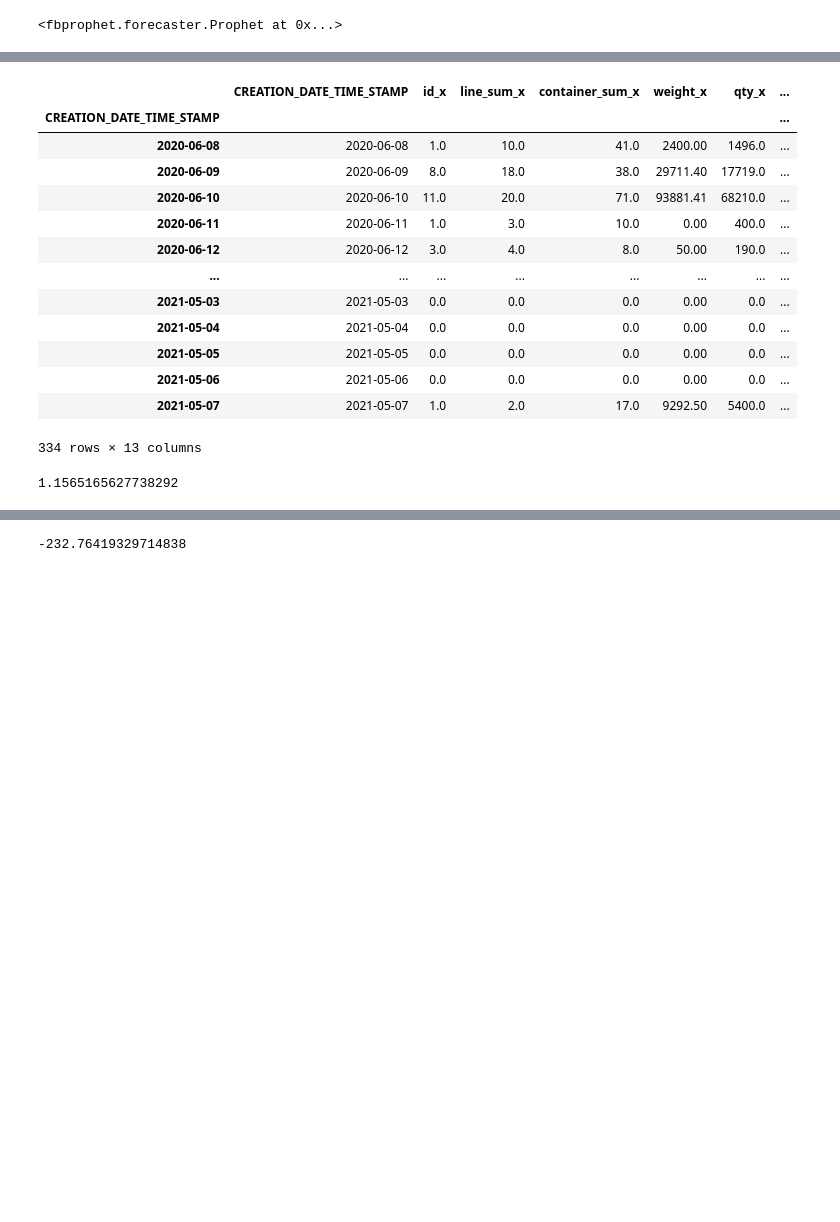
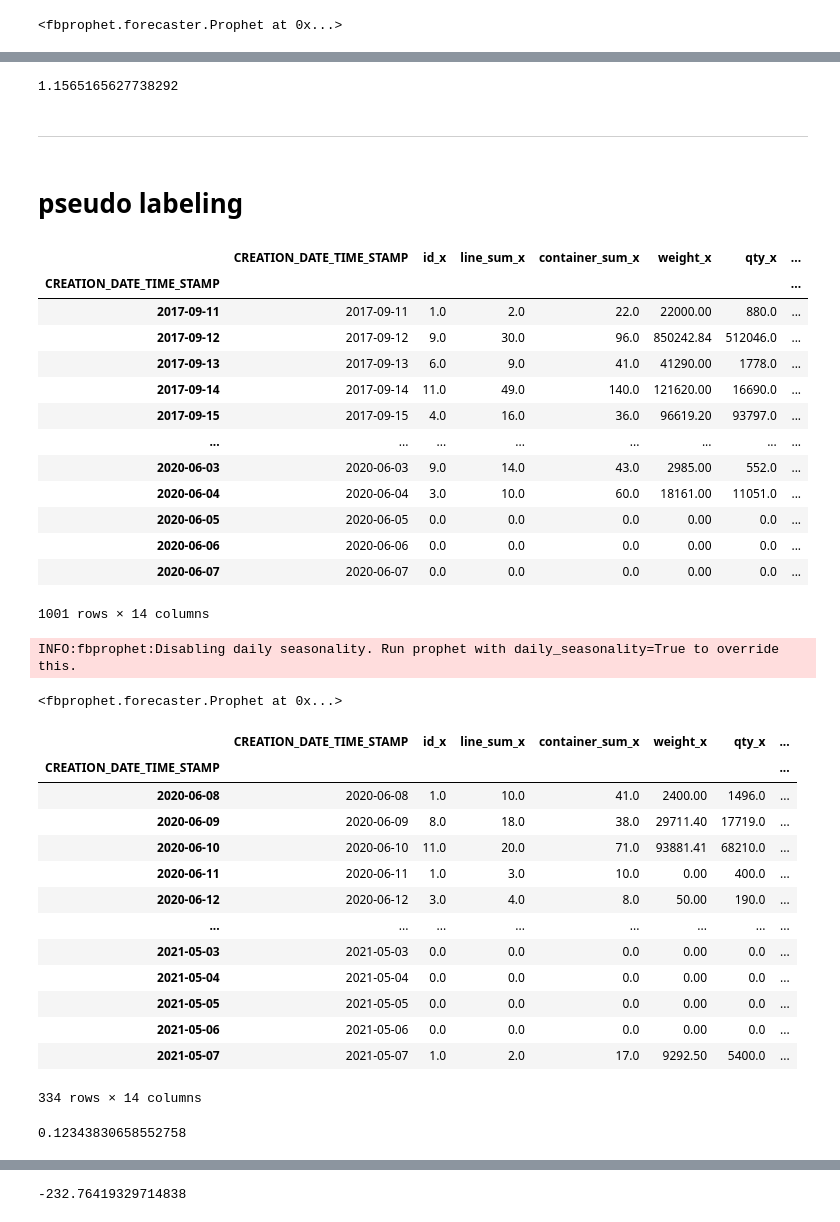
Before and after one commit to fyenne/play3_timeseries, a Jupyter notebook: hpi_out.ipynb, the cells around one changed output, grey strips where cells are left out. Cells and saved outputs as stored; diff of their text form; code cells hidden in the pictures; blank space fills up the shorter version.

```diff
--- a/hpi_out.ipynb
+++ b/hpi_out.ipynb
@@ -308,0 +331,48 @@ INFO:fbprophet:Disabling daily seasonality. Run prophet with daily_seasonality=T
+# %%
+x_test = x_test.rename({'CREATION_DATE_TIME_STAMP' : 'ds', 'qty_x': 'y'}, axis = 1)
+# m.predict(x_test)
+mean_absolute_percentage_error(x_test['y'], m.predict(x_test)['yhat'])
+# fig = m.plot_components(m.predict(x_test))
+# %% [output]
+1.1565165627738292
+# %% [markdown]
+---
+# %% [markdown]
+# pseudo labeling
+# %%
+train_full['diff'] = train_full['qty_x'] - train_full['qty_y'] ==  0
+train_full['diff'] = [1 if i == True else 0 for i in train_full['diff']]
+# %%
+x = train_full
+x_train, x_test = temporal_train_test_split(x)
+x_train
+# %% [output]
+|  | CREATION_DATE_TIME_STAMP | id_x | line_sum_x | container_sum_x | weight_x | qty_x | ... |
+| CREATION_DATE_TIME_STAMP |  |  |  |  |  |  | ... |
+| 2017-09-11 | 2017-09-11 | 1.0 | 2.0 | 22.0 | 22000.00 | 880.0 | ... |
+| 2017-09-12 | 2017-09-12 | 9.0 | 30.0 | 96.0 | 850242.84 | 512046.0 | ... |
+| 2017-09-13 | 2017-09-13 | 6.0 | 9.0 | 41.0 | 41290.00 | 1778.0 | ... |
+| 2017-09-14 | 2017-09-14 | 11.0 | 49.0 | 140.0 | 121620.00 | 16690.0 | ... |
+| 2017-09-15 | 2017-09-15 | 4.0 | 16.0 | 36.0 | 96619.20 | 93797.0 | ... |
+| ... | ... | ... | ... | ... | ... | ... | ... |
+| 2020-06-03 | 2020-06-03 | 9.0 | 14.0 | 43.0 | 2985.00 | 552.0 | ... |
+| 2020-06-04 | 2020-06-04 | 3.0 | 10.0 | 60.0 | 18161.00 | 11051.0 | ... |
+| 2020-06-05 | 2020-06-05 | 0.0 | 0.0 | 0.0 | 0.00 | 0.0 | ... |
+| 2020-06-06 | 2020-06-06 | 0.0 | 0.0 | 0.0 | 0.00 | 0.0 | ... |
+| 2020-06-07 | 2020-06-07 | 0.0 | 0.0 | 0.0 | 0.00 | 0.0 | ... |
+1001 rows × 14 columns
+# %%
+from fbprophet import Prophet
+df_lb = x_train
+cols_lb = [i for i in df_lb.columns
+    if i not in ['diff','qty_x','creat_time_x','creat_time_y','CREATION_DATE_TIME_STAMP']]
+
+df_lb = df_lb.drop(['creat_time_x','creat_time_y', 'qty_x'], axis =1 )
+df_lb = df_lb.rename({'CREATION_DATE_TIME_STAMP' : 'ds', 'diff': 'y'}, axis = 1)
+m = Prophet()
+[m.add_regressor(i) for i in cols_lb]
+
+m.fit(df_lb)
+# %% [output]
+INFO:fbprophet:Disabling daily seasonality. Run prophet with daily_seasonality=True to override this.
+<fbprophet.forecaster.Prophet at 0x...>
@@ -322,11 +397,12 @@ x_test
 | 2021-05-05 | 2021-05-05 | 0.0 | 0.0 | 0.0 | 0.00 | 0.0 | ... |
 | 2021-05-06 | 2021-05-06 | 0.0 | 0.0 | 0.0 | 0.00 | 0.0 | ... |
 | 2021-05-07 | 2021-05-07 | 1.0 | 2.0 | 17.0 | 9292.50 | 5400.0 | ... |
-334 rows × 13 columns
+334 rows × 14 columns
 # %%
-x_test = x_test.rename({'CREATION_DATE_TIME_STAMP' : 'ds', 'qty_x': 'y'}, axis = 1)
+x_test = x_test.drop(['creat_time_x','creat_time_y', 'qty_x'], axis =1 )
+x_test = x_test.rename({'CREATION_DATE_TIME_STAMP' : 'ds', 'diff': 'y'}, axis = 1)
 # m.predict(x_test)
-mean_absolute_percentage_error(x_test['y'], m.predict(x_test)['yhat'])
+mean_absolute_error(x_test['y'], m.predict(x_test)['yhat'])
 # fig = m.plot_components(m.predict(x_test))
 # %% [output]
-1.1565165627738292
+0.12343830658552758
```
Also changed, not shown: parts of 15 cells of this notebook.
